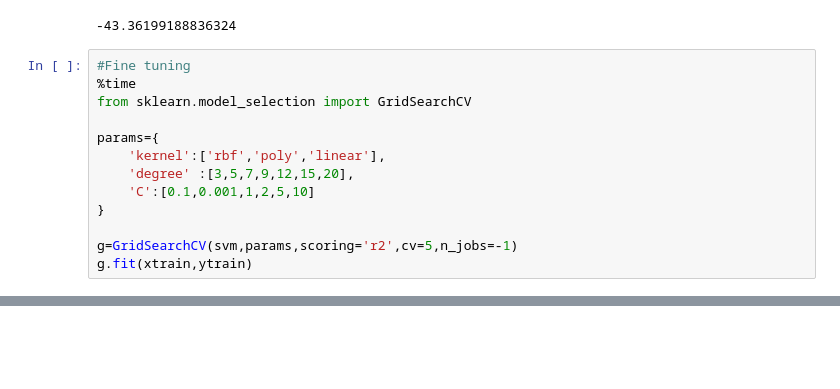
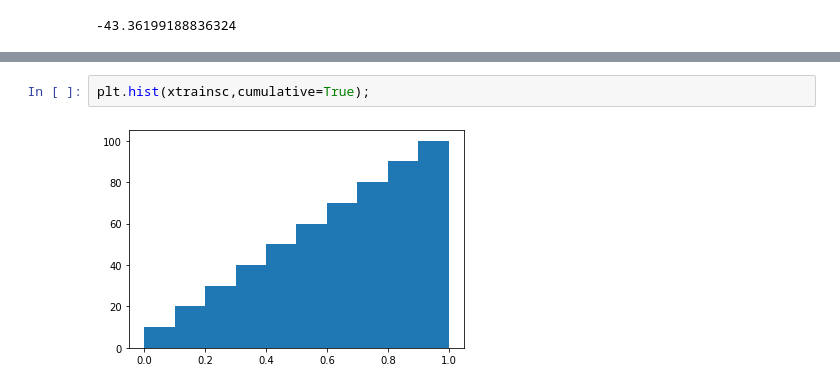
Before and after one commit to shankrsingh/basic, a Jupyter notebook: Corona Analysis.ipynb, the cells around one changed output, grey strips where cells are left out. Cells and saved outputs as stored; diff of their text form; blank space fills up the shorter version.

```diff
--- a/Corona Analysis.ipynb
+++ b/Corona Analysis.ipynb
@@ -290,16 +288,3 @@ svm.fit(xtrain,ytrain)
 print(svm.score(xtest,ytest))
 # %% [output]
 -43.36199188836324
-# %%
-#Fine tuning
-%time
-from sklearn.model_selection import GridSearchCV
-
-params={
-    'kernel':['rbf','poly','linear'],
-    'degree' :[3,5,7,9,12,15,20],
-    'C':[0.1,0.001,1,2,5,10]
-}
-
-g=GridSearchCV(svm,params,scoring='r2',cv=5,n_jobs=-1)
-g.fit(xtrain,ytrain)
@@ -307,0 +325,4 @@ Wall time: 0 ns
+# %%
+plt.hist(xtrainsc,cumulative=True);
+# %% [output]
+[figure, added]
```
Also changed, not shown: parts of 12 cells of this notebook.
